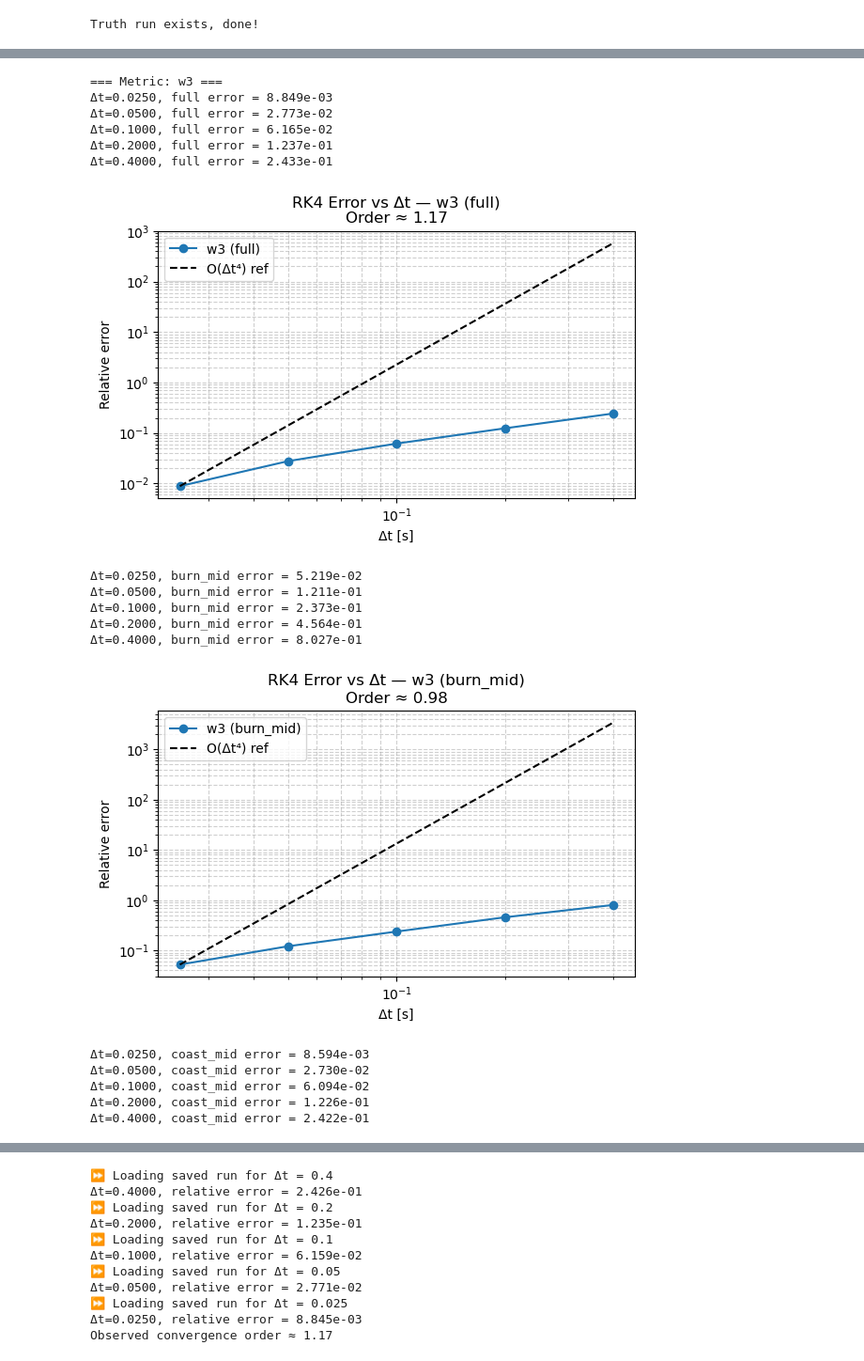
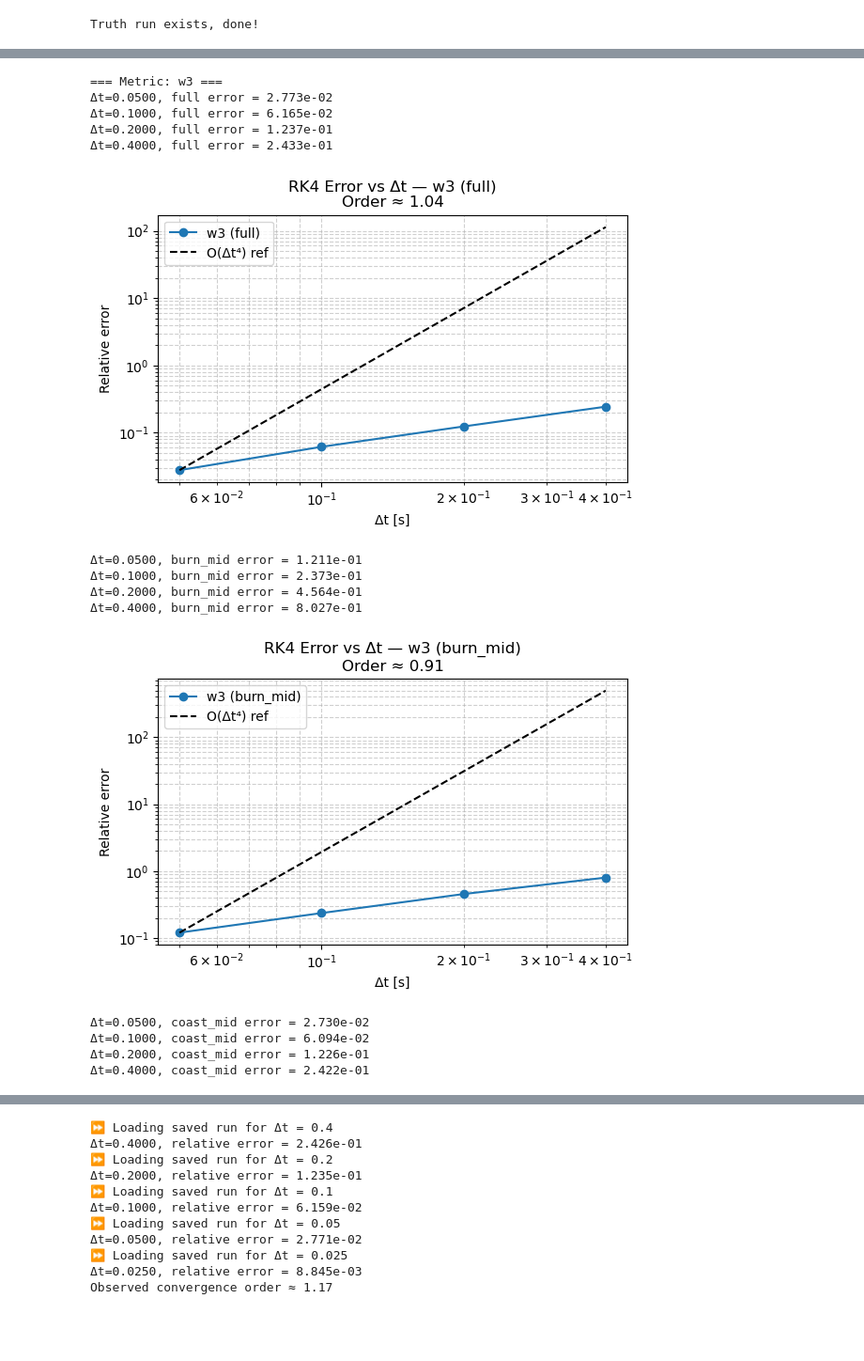
Before and after one commit to dssong2/ae370-project1, a Jupyter notebook: main/analysis.ipynb, the cells around one changed output, grey strips where cells are left out. Shown: that part at 94% size. Saved outputs shown, nothing was run; the diff lists cells and outputs as text; code cells hidden in the pictures; blank space fills up the shorter version.

Commit message:
updated rk4 code in dynamics

```diff
--- a/main/analysis.ipynb
+++ b/main/analysis.ipynb
@@ -69,19 +64,42 @@ def run_and_save(dt):
         return
 
     print(f"\nRunning simulation for Δt = {dt:.4f} s ...")
-    dyn = Dynamics(dt=dt, x0=xhat0)
-    dyn.setup_eom()
+    dynamics = Dynamics(dt=dt, x0=xhat0)
+    dynamics.setRocketParams(
+        I_0=0.327,
+        I_f=0.287,
+        I_3=0.0035,
+        x_CG_0=0.675,
+        x_CG_f=0.635,
+        m_0=2.944,
+        m_f=2.589,
+        m_p=0.355,
+        d=0.0787,
+        L_ne=1.17,
+        Cnalpha_rocket=0.207,
+        t_motor_burnout=1.971,
+        t_launch_rail_clearance=0.308
+    )
+    dynamics.setFinParams(
+        N=4,
+        Cr=0.18,
+        Ct=0.0597,
+        s=0.0876,
+        Cnalpha_fin=2.72025,
+        delta=1.0
+    )
+    dynamics.setup_eom()
 
     start = time.time()
-    dyn.run_rk4(xhat0)
+    dynamics.run_rk4(xhat0)
     runtime = time.time() - start
 
-    data = np.column_stack((dyn.ts, np.array(dyn.states)))
+    data = np.column_stack((dynamics.ts, np.array(dynamics.states)))
     cols = ['t', 'w1','w2','w3','v1','v2','v3','qw','qx','qy','qz']
     df = pd.DataFrame(data, columns=cols)
     df.to_csv(filepath, index=False)
 
-    print(f"Saved {filename} ({len(dyn.ts)} steps, runtime {runtime/60:.1f} min)")
+    print(f"Saved {filename} ({len(dynamics.ts)} steps, runtime {runtime/60:.1f} min)")
     return filepath
 
 # ============================================================
@@ -116,7 +135,7 @@ t: 1.000
 # ============================================================
 data_dir = "../data/dt_runs"
 truth_path = "../data/truth_reference.csv"
-dt_values = [0.025, 0.05, 0.1, 0.2, 0.4]   # your coarse steps
+dt_values = [0.05, 0.1, 0.2, 0.4]   # your coarse steps
 metrics = [("w3", 2), ("v3", 5)]           # (label, column index)
 
 # Define your Dynamics timing (same defaults as class)
@@ -180,42 +199,39 @@ for metric_name, col in metrics:
             order = np.polyfit(np.log(np.array(dt_values)[good]), np.log(errs[good]), 1)[0]
         else:
             order = np.nan
 
         # Plot error vs dt
         plt.figure(figsize=(6,4))
         plt.loglog(dt_values, errs, 'o-', label=f"{metric_name} ({win_name})")
         if np.isfinite(errs[0]):
             plt.loglog(dt_values, errs[0]*(np.array(dt_values)/dt_values[0])**4, 'k--', label='O(Δt⁴) ref')
         plt.xlabel("Δt [s]")
         plt.ylabel("Relative error")
         plt.title(f"RK4 Error vs Δt — {metric_name} ({win_name})\nOrder ≈ {order:.2f}")
         plt.grid(True, which="both", ls="--", alpha=0.6)
         plt.legend()
         plt.tight_layout()
         plt.show()
 
         # Save one row per window + metric
         results.append({
             "metric": metric_name,
             "window": win_name,
             "order": order,
             "errors": errs.tolist(),
         })
 # %% [output]
 === Metric: w3 ===
-Δt=0.0250, full error = 8.849e-03
 Δt=0.0500, full error = 2.773e-02
 Δt=0.1000, full error = 6.165e-02
 Δt=0.2000, full error = 1.237e-01
 Δt=0.4000, full error = 2.433e-01
-[figure, old version]
+[figure, new version]
-Δt=0.0250, burn_mid error = 5.219e-02
 Δt=0.0500, burn_mid error = 1.211e-01
 Δt=0.1000, burn_mid error = 2.373e-01
 Δt=0.2000, burn_mid error = 4.564e-01
 Δt=0.4000, burn_mid error = 8.027e-01
-[figure, old version]
+[figure, new version]
-Δt=0.0250, coast_mid error = 8.594e-03
 Δt=0.0500, coast_mid error = 2.730e-02
 Δt=0.1000, coast_mid error = 6.094e-02
 Δt=0.2000, coast_mid error = 1.226e-01
```
Also changed, not shown: parts of 4 cells of this notebook, 9 other files.
